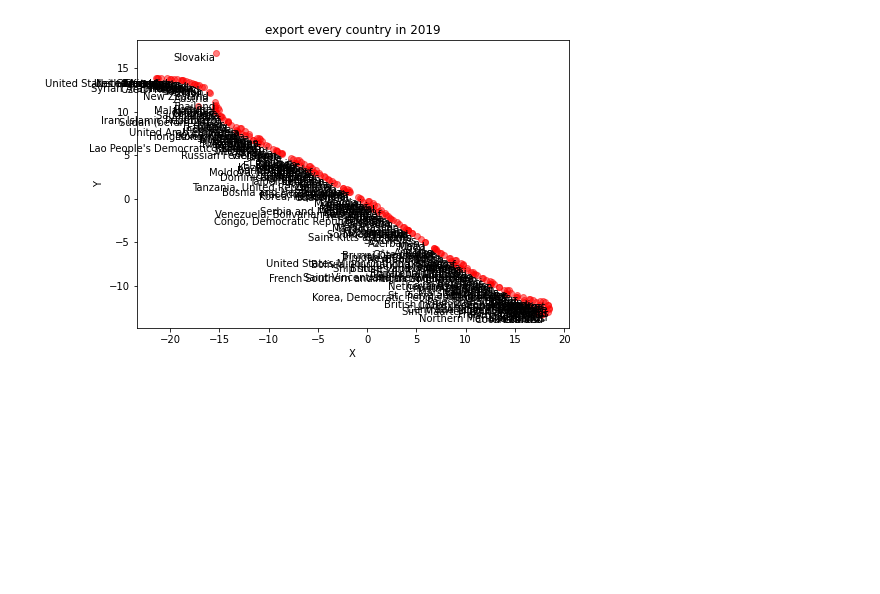
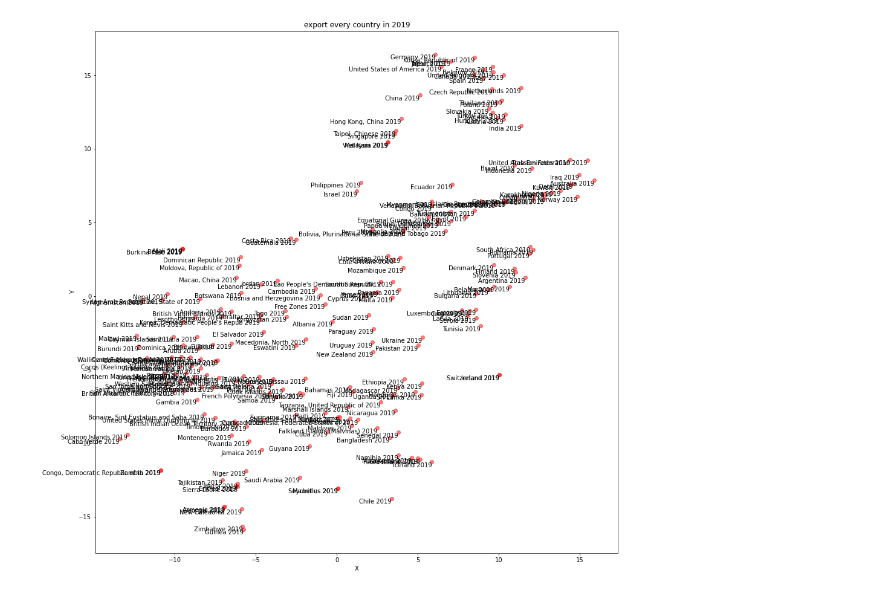
Before and after one commit to arc6828/ExportAnalysis, a Jupyter notebook: ScatterChart.ipynb, the cells around one changed output. Cells and saved outputs as stored; diff of their text form; code cells hidden in the pictures; blank space fills up the shorter version.

```diff
--- a/ScatterChart.ipynb
+++ b/ScatterChart.ipynb
@@ -114,0 +15,5 @@ countries = list(df_pivot.axes[0])
+# %%
+df_SU = pd.read_csv("df_SU.csv")
+df_SU = df_SU.loc[df_SU['1'] == 2019]
+SU = df_SU.to_numpy()
+SU
@@ -115,17 +81,22 @@ countries = list(df_pivot.axes[0])
 # %%
-fig=plt.figure()
+fig=plt.figure(figsize =(12,12))
 ax=fig.add_axes([0,0,1,1])
-ax.scatter(list(U[:,0]), list(U[:,1]), color='r', alpha=0.5)
+X = list(SU[:,2].astype(float))
+Y = list(SU[:,3].astype(float))
+C = list(SU[:,0])
+t = list(SU[:,1])
+ax.scatter(X , Y , color='r', alpha=0.5)
 ax.set_xlabel('X')
 ax.set_ylabel('Y')
 ax.set_title('export every country in 2019')
-for i in range(len(countries)) :
-    plt.text(list(U[:,0])[i], list(U[:,1])[i], countries[i], size=10, rotation=0.,
+for i in range(len(SU)) :
+    plt.text(X[i], Y[i], C[i] + " " +str(t[i]), size=10, rotation=0.,
              ha="right", va="top",
              bbox=None
              )
 
 
 plt.show()
+fig.savefig('foo.png')
 # %% [output]
-[figure, old version]
+[figure, new version]
```
Also changed, not shown: parts of 18 cells of this notebook, 10 other files.
